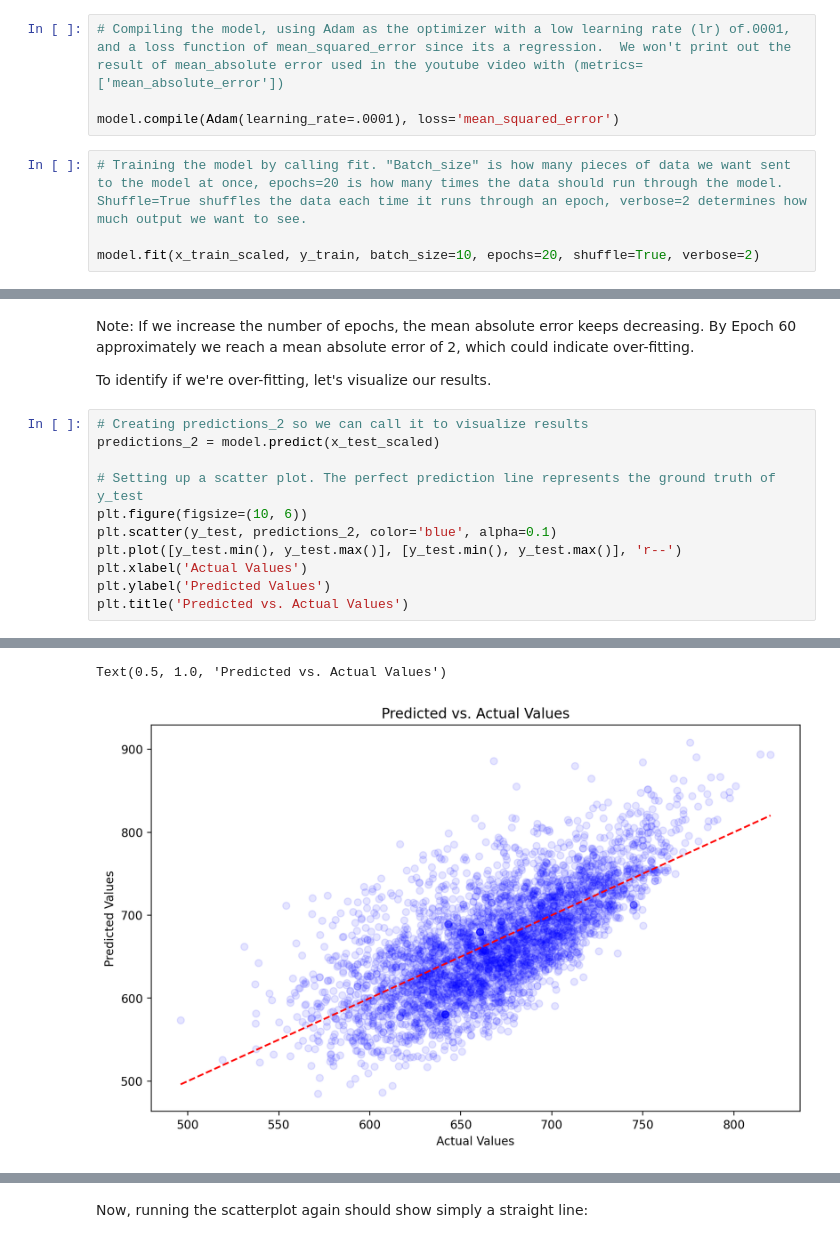
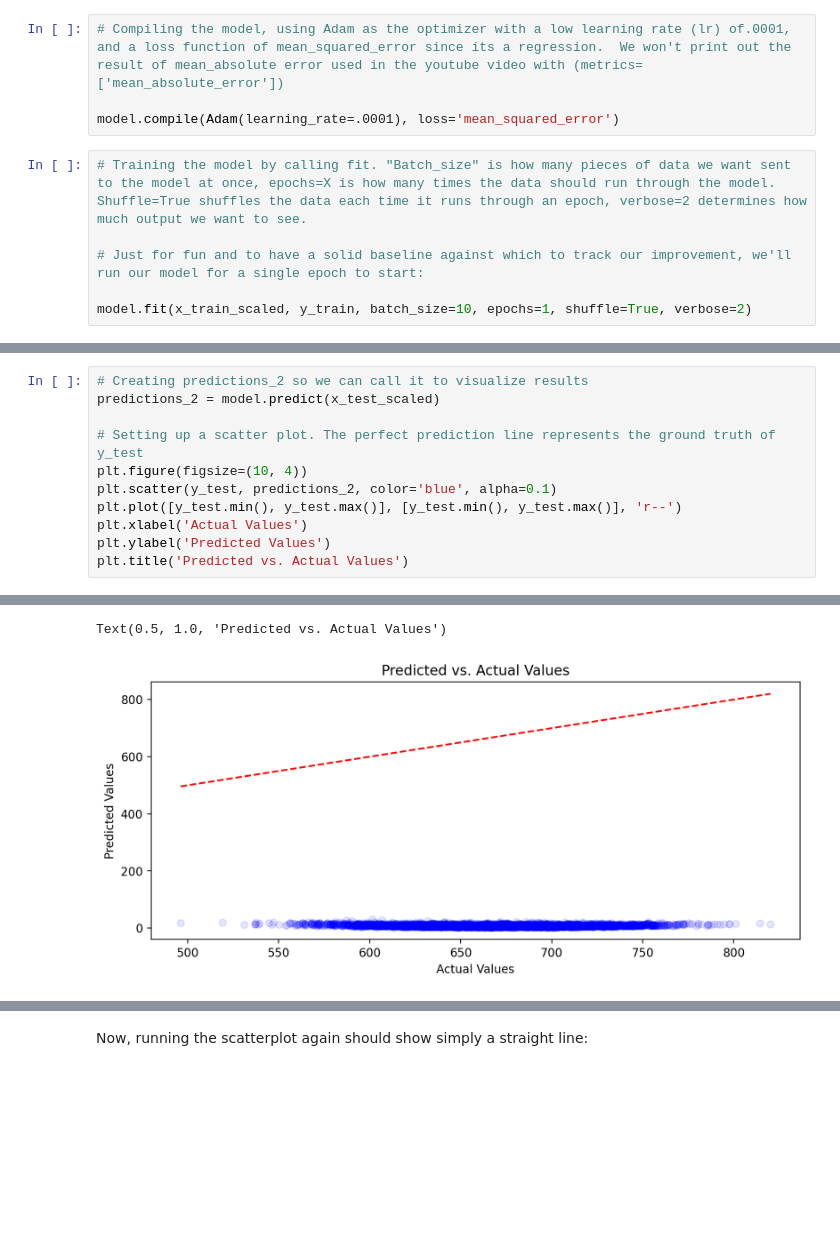
Before and after one commit to gbauer-at-sandiego-edu/AAI-501-Group-4, a Jupyter notebook: Team 4 Jupyter Notebook.ipynb, the cells around one changed output, grey strips where cells are left out. Cells and saved outputs as stored; diff of their text form; blank space fills up the shorter version.

```diff
--- a/Team 4 Jupyter Notebook.ipynb
+++ b/Team 4 Jupyter Notebook.ipynb
@@ -184,7 +220,9 @@ model = Sequential([
 
 model.compile(Adam(learning_rate=.0001), loss='mean_squared_error')
 # %%
-# Training the model by calling fit. "Batch_size" is how many pieces of data we want sent to the model at once, epochs=20 is how many times the data should run through the model. Shuffle=True shuffles the data each time it runs through an epoch, verbose=2 determines how much output we want to see.
+# Training the model by calling fit. "Batch_size" is how many pieces of data we want sent to the model at once, epochs=X is how many times the data should run through the model. Shuffle=True shuffles the data each time it runs through an epoch, verbose=2 determines how much output we want to see.
 
-model.fit(x_train_scaled, y_train, batch_size=10, epochs=20, shuffle=True, verbose=2)
+# Just for fun and to have a solid baseline against which to track our improvement, we'll run our model for a single epoch to start:
+
+model.fit(x_train_scaled, y_train, batch_size=10, epochs=1, shuffle=True, verbose=2)
 # %% [output]
@@ -208,14 +230,10 @@ Epoch 20/20
 <keras.src.callbacks.History at 0x...>
-# %% [markdown]
-Note: If we increase the number of epochs, the mean absolute error keeps decreasing.  By Epoch 60 approximately we reach a mean absolute error of 2, which could indicate over-fitting.
-
-To identify if we're over-fitting, let's visualize our results.
 # %%
 # Creating predictions_2 so we can call it to visualize results
 predictions_2 = model.predict(x_test_scaled)
 
 # Setting up a scatter plot. The perfect prediction line represents the ground truth of y_test
-plt.figure(figsize=(10, 6))
+plt.figure(figsize=(10, 4))
 plt.scatter(y_test, predictions_2, color='blue', alpha=0.1)
 plt.plot([y_test.min(), y_test.max()], [y_test.min(), y_test.max()], 'r--')
 plt.xlabel('Actual Values')
@@ -226,5 +244,5 @@ plt.title('Predicted vs. Actual Values')
 Text(0.5, 1.0, 'Predicted vs. Actual Values')
-[figure, old version]
+[figure, new version]
 # %%
 # Also mapping out a histogram, to better visualize actual vs predicted:
 plt.figure(figsize=(10, 4))
```
Also changed, not shown: parts of 41 cells of this notebook.
